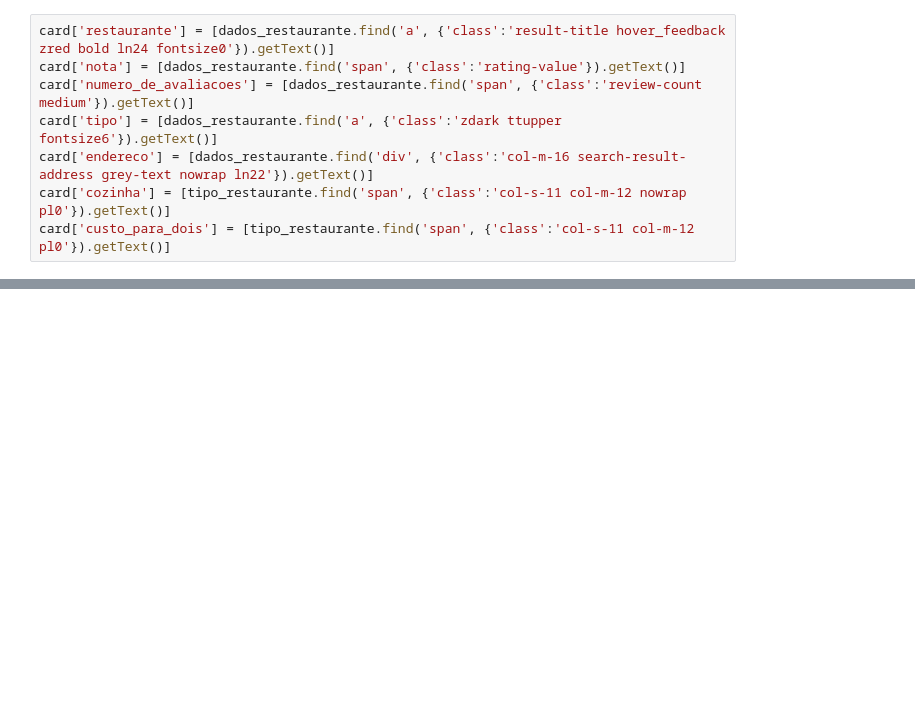
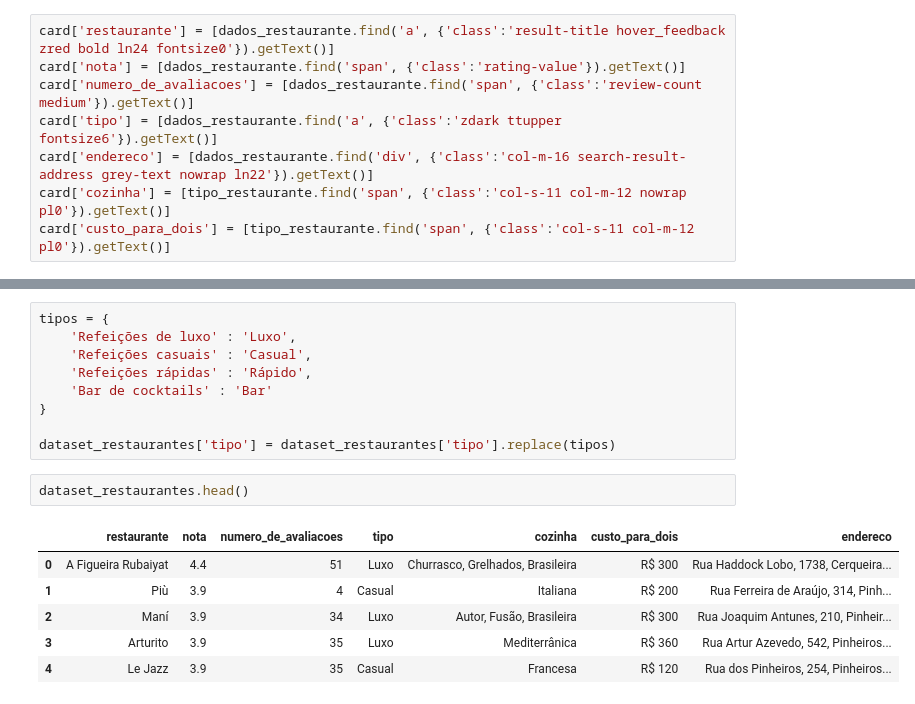
Before and after one commit to agostinhodesena/Zomato_Web_Scraping, a Jupyter notebook: Zomato_Pinheiros.ipynb, the cells around one changed output, grey strips where cells are left out. Drawn from its saved outputs; the diff is of its cells as text; blank space fills up the shorter version.

```diff
--- a/Zomato_Pinheiros.ipynb
+++ b/Zomato_Pinheiros.ipynb
@@ -120,0 +240,18 @@ dataset_restaurantes
+# %%
+tipos = {
+    'Refeições de luxo' : 'Luxo',
+    'Refeições casuais' : 'Casual',
+    'Refeições rápidas' : 'Rápido',
+    'Bar de cocktails' : 'Bar'
+}
+
+dataset_restaurantes['tipo'] = dataset_restaurantes['tipo'].replace(tipos)
+# %%
+dataset_restaurantes.head()
+# %% [output]
+|  | restaurante | nota | numero_de_avaliacoes | tipo | cozinha | custo_para_dois | endereco |
+| 0 | A Figueira Rubaiyat | 4.4 | 51 | Luxo | Churrasco, Grelhados, Brasileira | R$ 300 | Rua Haddock Lobo, 1738, Cerqueira... |
+| 1 | Più | 3.9 | 4 | Casual | Italiana | R$ 200 | Rua Ferreira de Araújo, 314, Pinh... |
+| 2 | Maní | 3.9 | 34 | Luxo | Autor, Fusão, Brasileira | R$ 300 | Rua Joaquim Antunes, 210, Pinheir... |
+| 3 | Arturito | 3.9 | 35 | Luxo | Mediterrânica | R$ 360 | Rua Artur Azevedo, 542, Pinheiros... |
+| 4 | Le Jazz | 3.9 | 35 | Casual | Francesa | R$ 120 | Rua dos Pinheiros, 254, Pinheiros... |
```
Also changed, not shown: parts of 22 cells of this notebook, 1 other file.
